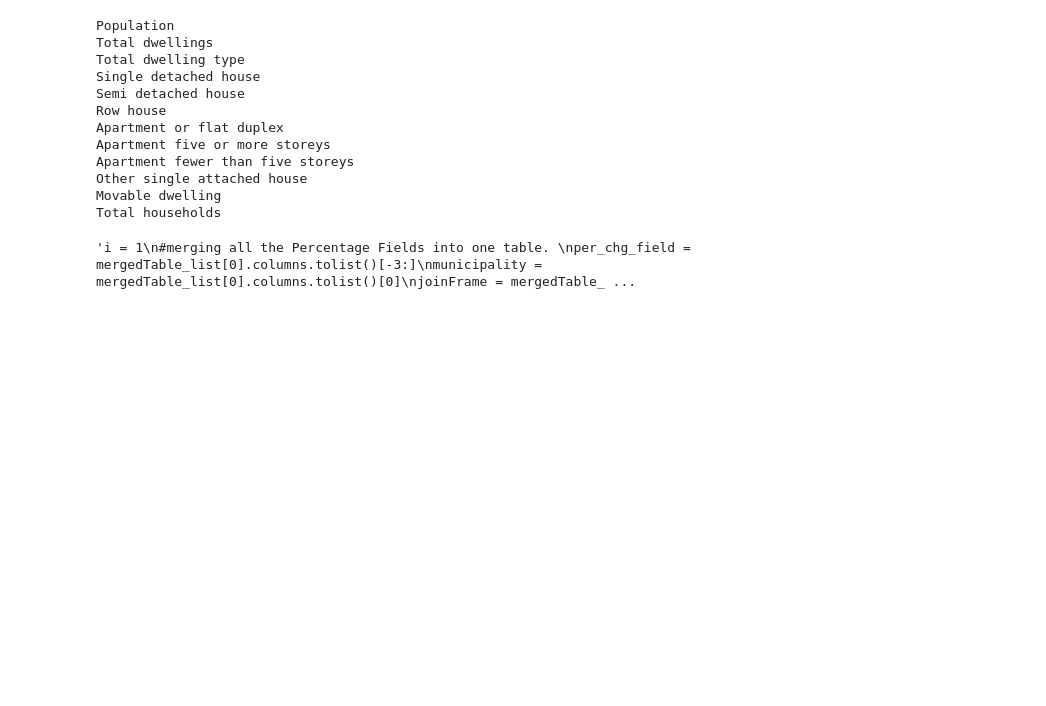
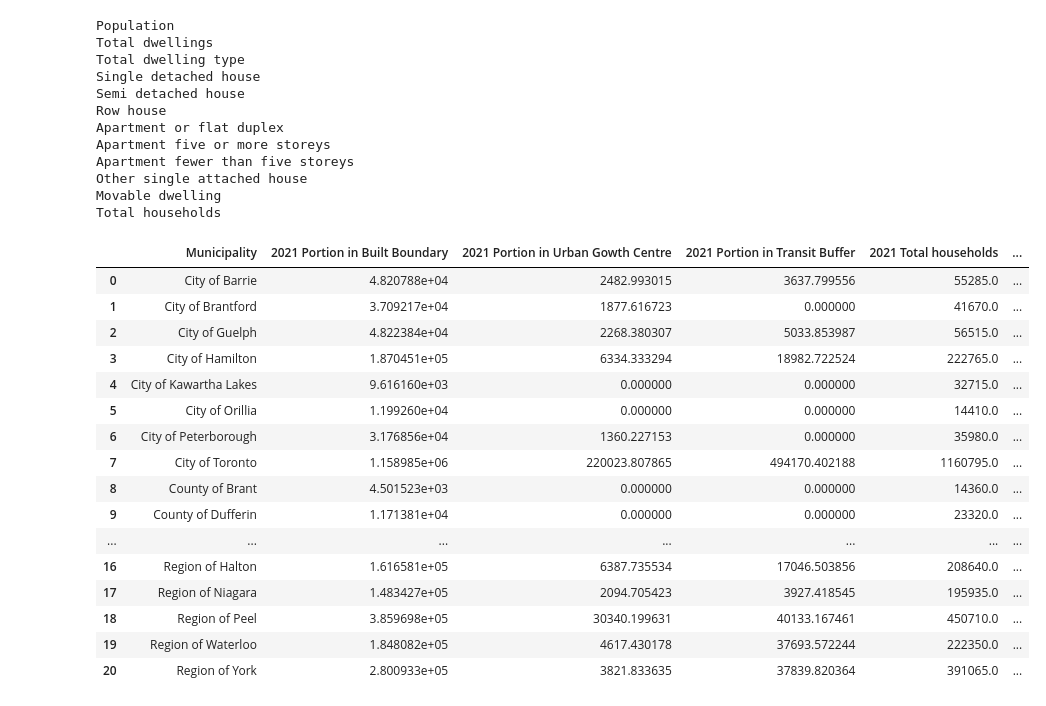
Before and after one commit to schoolofcities/urban-growth-canada, a Jupyter notebook: ggh-growth/census-summary-data-2006-2021/Part C - Summarizing Results.ipynb, the cells around one changed output. Saved outputs shown, nothing was run; the diff lists cells and outputs as text; code cells hidden in the pictures; blank space fills up the shorter version.

```diff
--- a/ggh-growth/census-summary-data-2006-2021/Part C - Summarizing Results.ipynb
+++ b/ggh-growth/census-summary-data-2006-2021/Part C - Summarizing Results.ipynb
@@ -96,12 +96,13 @@ for merged in mergedTable_list:
     #renaming columns
 
     i = 1
+    region_summary_simple = region_summary[['Municipality', 'Macro']].copy()
     newFields = merged.columns.tolist()[:13]
     while i < len(newFields):
         title = newFields[i].split("-")[0]
         fieldName = newFields[i].split("-")[2]
         merged = merged.rename(columns={f"{newFields[i]}": f"{title} {fieldName}"})
-
+        merged = pandas.merge(region_summary_simple, merged)
         i+=1
 # %% [output]
 A value is trying to be set on a copy of a slice from a DataFrame.
@@ -133,6 +134,26 @@ Apartment fewer than five storeys
 Other single attached house
 Movable dwelling
 Total households
+# %%
+merged
+# %% [output]
+|  | Municipality | 2021 Portion in Built Boundary | 2021 Portion in Urban Gowth Centre | 2021 Portion in Transit Buffer | 2021 Total households | ... |
+| 0 | City of Barrie | 4.820788e+04 | 2482.993015 | 3637.799556 | 55285.0 | ... |
+| 1 | City of Brantford | 3.709217e+04 | 1877.616723 | 0.000000 | 41670.0 | ... |
+| 2 | City of Guelph | 4.822384e+04 | 2268.380307 | 5033.853987 | 56515.0 | ... |
+| 3 | City of Hamilton | 1.870451e+05 | 6334.333294 | 18982.722524 | 222765.0 | ... |
+| 4 | City of Kawartha Lakes | 9.616160e+03 | 0.000000 | 0.000000 | 32715.0 | ... |
+| 5 | City of Orillia | 1.199260e+04 | 0.000000 | 0.000000 | 14410.0 | ... |
+| 6 | City of Peterborough | 3.176856e+04 | 1360.227153 | 0.000000 | 35980.0 | ... |
+| 7 | City of Toronto | 1.158985e+06 | 220023.807865 | 494170.402188 | 1160795.0 | ... |
+| 8 | County of Brant | 4.501523e+03 | 0.000000 | 0.000000 | 14360.0 | ... |
+| 9 | County of Dufferin | 1.171381e+04 | 0.000000 | 0.000000 | 23320.0 | ... |
+| ... | ... | ... | ... | ... | ... | ... |
+| 16 | Region of Halton | 1.616581e+05 | 6387.735534 | 17046.503856 | 208640.0 | ... |
+| 17 | Region of Niagara | 1.483427e+05 | 2094.705423 | 3927.418545 | 195935.0 | ... |
+| 18 | Region of Peel | 3.859698e+05 | 30340.199631 | 40133.167461 | 450710.0 | ... |
+| 19 | Region of Waterloo | 1.848082e+05 | 4617.430178 | 37693.572244 | 222350.0 | ... |
+| 20 | Region of York | 2.800933e+05 | 3821.833635 | 37839.820364 | 391065.0 | ... |
 # %%
 region_summary_list = []
 i = 0
@@ -217,31 +238,3 @@ for region in region_summary_list[1:]:
     table = pandas.merge(table, region, on = "Municipality")
 
 table.to_csv(f"../census-summary-data-2006-2021/part-c-results/summarizing-results/summary of changes.csv")
-# %%
-"""i = 1
-#merging all the Percentage Fields into one table.
-per_chg_field = mergedTable_list[0].columns.tolist()[-3:]
-municipality = mergedTable_list[0].columns.tolist()[0]
-joinFrame = mergedTable_list[0][municipality].reset_index()
-joinFrame = joinFrame.drop("index", axis = 1)
-
-for f in per_chg_field:
-    joinFrame[f] = mergedTable_list[0][f]
-while i < len(mergedTable_list):
-    per_chg_field = mergedTable_list[i].columns.tolist()[-3:]
-    municipality = mergedTable_list[i].columns.tolist()[0]
-    joiningFrame = mergedTable_list[i][municipality].reset_index()
-    joiningFrame = joiningFrame.drop("index", axis = 1)
-
-    for f in per_chg_field:
-        joiningFrame[f] = mergedTable_list[i][f]
-
-    joinFrame = pandas.merge(joinFrame,  joiningFrame, on = "Municipality")
-    i+=1
-
-ggh_regions = geopandas.read_file("../ggh-growth-plan-regions.geojson")
-
-ggh1 = pandas.merge(ggh_regions, joinFrame, right_on = "Municipality", left_on = "Name", sort=False).drop(['Name'], axis = 1)
-ggh1.explore(column = "Municipality", legend = True, cmap = "Purples", scheme="quantiles")"""
-# %% [output]
-'i = 1\n#merging all the Percentage Fields into one table. \nper_chg_field = mergedTable_list[0].columns.tolist()[-3:]\nmunicipality = mergedTable_list[0].columns.tolist()[0]\njoinFrame = mergedTable_ ...
```
Also changed, not shown: parts of 2 cells of this notebook, 15 other files.
